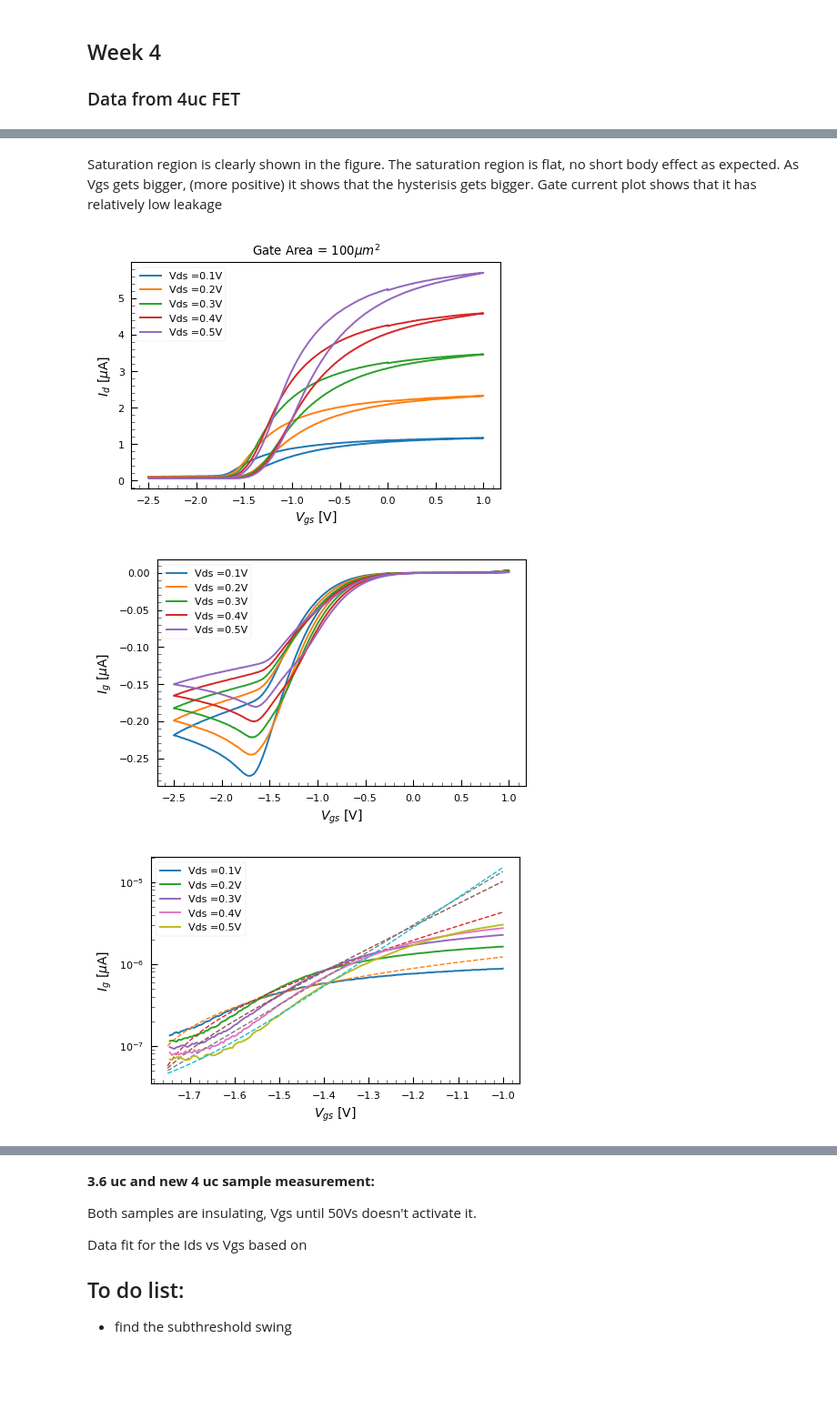
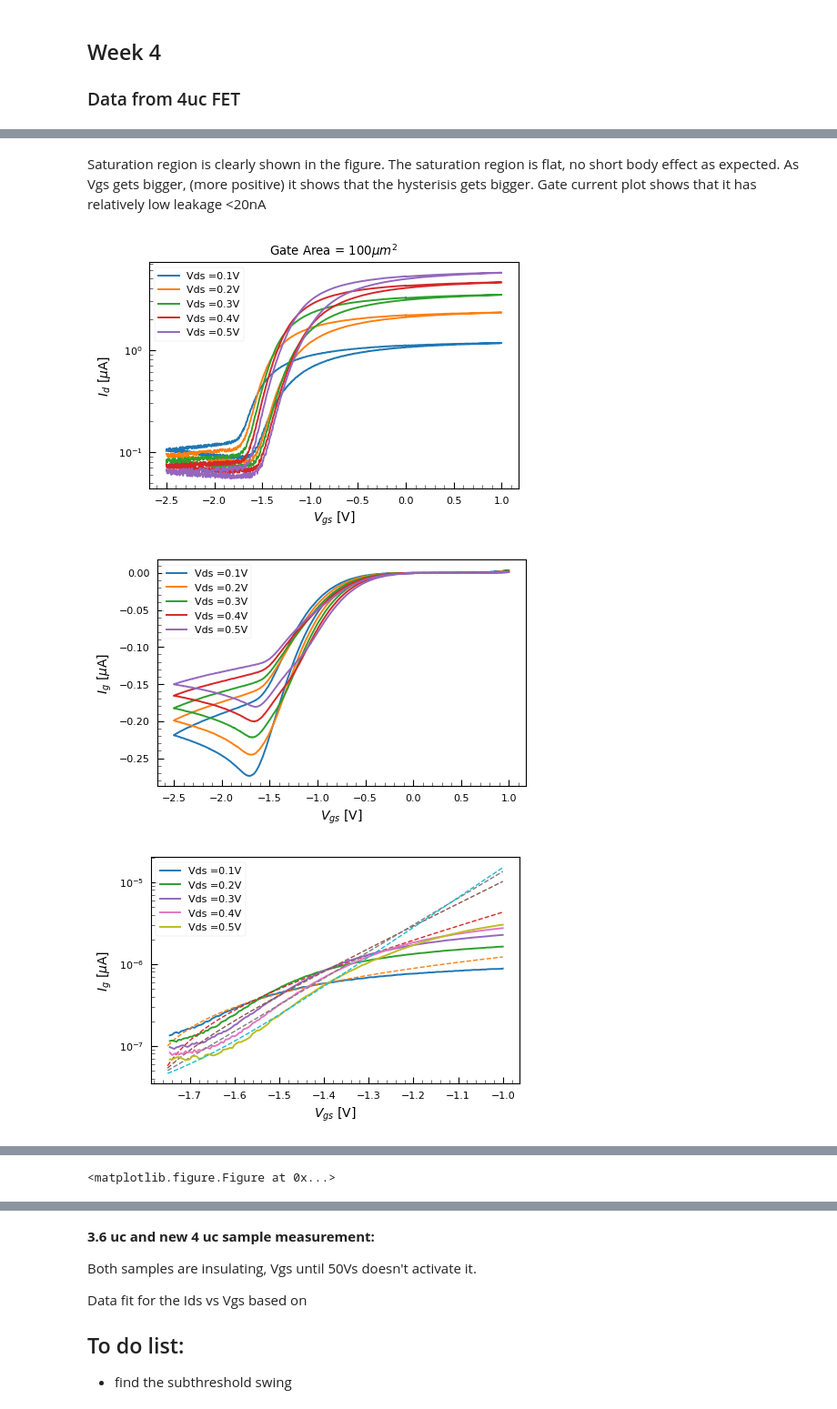
Before and after one commit to prabowobagas/Jupyter-Notebook-Thesis, a Jupyter notebook: Weekly Journal.ipynb, the cells around one changed output, grey strips where cells are left out. Shown: that part at 91% size. Saved outputs shown, nothing was run; the diff lists cells and outputs as text; code cells hidden in the pictures; blank space fills up the shorter version.

```diff
--- a/Weekly Journal.ipynb
+++ b/Weekly Journal.ipynb
@@ -290,8 +290,12 @@ ax = fig1.add_subplot(1, 1, 1)
 fig2 = plt.figure(2)
 ax2 = fig2.add_subplot(1, 1, 1)
 
+# fig3 = plt.figure(3)
+# ax3 = fig2.add_subplot(1, 1, 1)
+
 V_sat_data = []
-for i in new_range(1, 35, 2):
+for i in new_range(1, 35, 2):    # set number of data here: max # 36
+
     # df1 = pd.read_csv('Data\\dev15\\dev15_vsd\\dev15_dataset'+str(i)+'.txt',sep='\t',skiprows = [0,1,2])
     df2 = pd.read_csv('Data\\dev16\\dev16_huge_sweep\\dev16_dataset'+str(i)+'.txt',sep='\t',skiprows = [0,1,2])
 
@@ -311,7 +315,9 @@ for i in new_range(1, 35, 2):
     elif Vgs >= -0.7:
         ax.text(Vds_list[1200]+0.05, Ids_list[1200]/(10)**(-6), plus_string(Vgs),  withdash=False, fontsize=9)
 
-    ax2.plot(df_wrap2['Vds'], abs(df_wrap2['Igs']/(10**(-6))), label = 'Vgs ='+str(round(Vgs,2))+' V')
+    ax2.plot(df_wrap2['Vds'], df_wrap2['Igs']/(10**(-6)), label = 'Vgs ='+str(round(Vgs,2))+' V')
+
+
 
 Vds_tuple, Ids_tuple = zip(*V_sat_data)
 popt, pcov = curve_fit(quadratic_fitting, Vds_tuple, Ids_tuple)
@@ -331,8 +337,8 @@ ax.set_xlim(-0.5, 5)
 ax.set_ylim(-1, 34)
 ax.tick_params(axis = 'y', which = 'both', length=5, direction='in')
 ax.tick_params(axis = 'both', which = 'minor', labelsize = 9)
-ax.text(5+0.05, 34, ' $V_{gs}$ [V]',  withdash=False, fontsize=9) # Vgs label is set manually
-fig1.set_size_inches(plot_width*1.25 , plot_height*1.25)
+ax.text(5+0.05, 34+0.5, ' $V_{gs}$ [V]',  withdash=False, fontsize=9) # Vgs label is set manually
+fig1.set_size_inches(plot_width*1.3 , plot_height*1.3)
 #fig1.savefig('Figures\\Ids_Vds_dev15-16.pdf', format='pdf', dp, bbox_inches='tight')
 
 
@@ -340,12 +346,14 @@ fig1.set_size_inches(plot_width*1.25 , plot_height*1.25)
 ax2.legend(bbox_to_anchor=(1.05, 1), loc=2)
 ax2.set_title('100$\mu m^2$ Gate Area')
 ax2.set_xlabel('$V_{ds}$ [V]', fontsize=10)
-ax2.set_ylabel('|$I_{g}$| [$\mu$A]', fontsize=10)
+ax2.set_ylabel('$I_{g}$ [$\mu$A]', fontsize=10)
 ax2.tick_params(axis = 'y', which = 'both', length=5, direction='in')
 ax2.tick_params(axis = 'both', which = 'minor', labelsize = 9)
 fig2.set_size_inches(plot_width*1.25 , plot_height*1.25)
-ax2.set_ylim(0, 0.2)
+ax2.set_ylim(-0.05, 0.050)
 ax2.set_xlim(-0.5, 5)
 #fig2.savefig('Figures\\Ids_Vds_dev15-16.pdf', format='pdf', dp, bbox_inches='tight')
+
+# Fig 3 setting
 # %% [output]
 (-0.5, 5)
@@ -354,5 +362,5 @@ ax2.set_xlim(-0.5, 5)
 # %% [markdown]
-Saturation region is clearly shown in the figure. The saturation region is flat, no short body effect as expected. As Vgs gets bigger, (more positive) it shows that the hysterisis gets bigger. Gate current plot shows that it has relatively low leakage
+Saturation region is clearly shown in the figure. The saturation region is flat, no short body effect as expected. As Vgs gets bigger, (more positive) it shows that the hysterisis gets bigger. Gate current plot shows that it has relatively low leakage <20nA
 # %%
 ####
 # Vgs transistor characterstic plotter - plot Vgs sweep characetristic, find the subthreshold swing with exponential
@@ -374,7 +382,7 @@ def Vgs_plotter(data_location, loop_var1, loop_var2):
         df_wrap = wrapper_vgs(df)
 
         fig1 = plt.figure(1)
-        plt.plot( df_wrap['Vgs'], df_wrap['Igs']/(10)**(-6), label = 'Vds =' + str(data_linspace[i-1]) + 'V')
+        plt.semilogy( df_wrap['Vgs'], df_wrap['Igs']/(10)**(-6), label = 'Vds =' + str(data_linspace[i-1]) + 'V')
         plt.title('Gate Area = 100$\mu m^2$')
         plt.legend(prop={'size': 8})
         plt.xlabel('$V_{gs}$ [V]', fontsize=10)
@@ -406,36 +414,39 @@ def Vgs_plotter(data_location, loop_var1, loop_var2):
         Ids_new = exponent_fit(Vds_new, *popt)
         plt.semilogy(Vgs_linspace[200:350],Ids_data[200:350], label = 'Vds =' + str(data_linspace[i-1]) + 'V')
         plt.semilogy(Vds_new, Ids_new, linewidth=1 , linestyle = 'dashed')
         plt.legend(prop={'size': 8})
         plt.xlabel('$V_{gs}$ [V]', fontsize=10)
         plt.ylabel('$I_{g}$ [$\mu$A]', fontsize=10)
         ax3 = plt.gca()
         ax3.tick_params(axis = 'both', which = 'both', length=5, direction='in')
         ax3.minorticks_on()
         ax3.tick_params(axis='both', which='minor', length=3)
         fig3.set_size_inches(plot_width*1.5 , plot_height*1.5)
 
         fig4 = plt.figure(4)
         plt.plot(Vds_new[:9999], (Vds_new[:9999]*10**3)/np.log(np.diff(Ids_new)),
                  label = 'Vds =' + str(data_linspace[i-1]) + 'V')
         plt.legend(prop={'size': 8})
         plt.xlabel('$V_{gs}$ [V]', fontsize=10)
         plt.ylabel('$S_{s-th}$ [mV/dec]', fontsize=10)
         ax4 = plt.gca()
         ax4.tick_params(axis = 'both', which = 'both', length=5, direction='in')
         ax4.minorticks_on()
         ax4.tick_params(axis='both', which='minor', length=3)
         fig4.set_size_inches(plot_width*1.5 , plot_height*1.5)
 
+        fig5 = plt.figure(5)
+
 
 # change data set! might be switched. Check what Id of the source K200 K200-2
 Vgs_plotter('Data\\dev16\\dev16_vgs\\dev16_vgs_dataset', 7, 12) #12 max
 
 # plt.savefig('Figures\\percprob_vs_occprob.pdf', format='pdf', dpi=300)
 # %% [output]
-[figure, old version]
+[figure, new version]
 [figure]
 [figure]
 [figure]
+<matplotlib.figure.Figure at 0x...>
 # %% [markdown]
 Graph of typical Ids vs Vds Fet charactersitic. Saturation regime can be seen when Vgs is below -1500mV.
```
Also changed, not shown: parts of 5 cells of this notebook, 2 other files.
